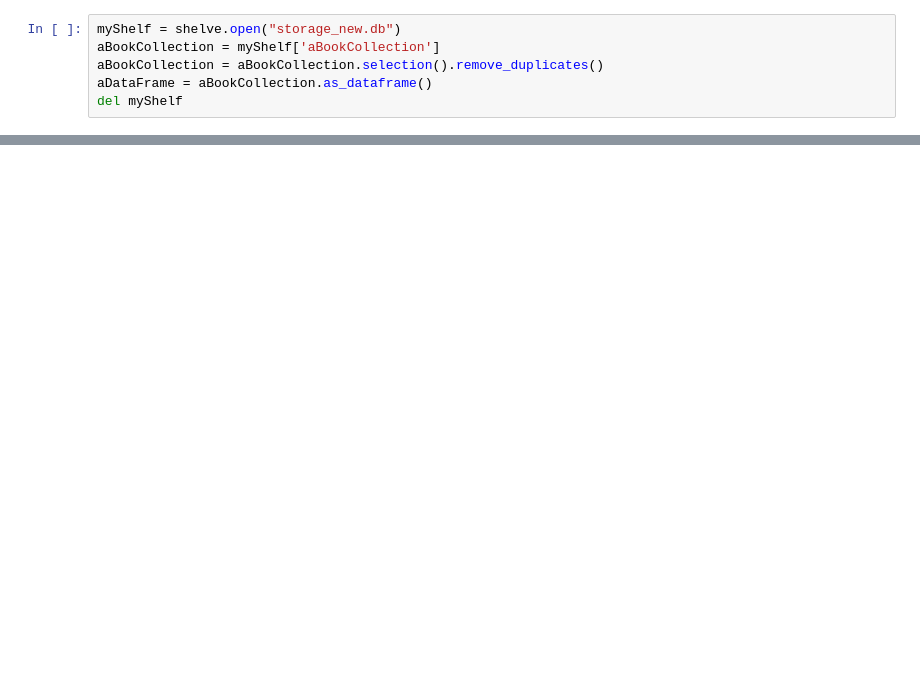
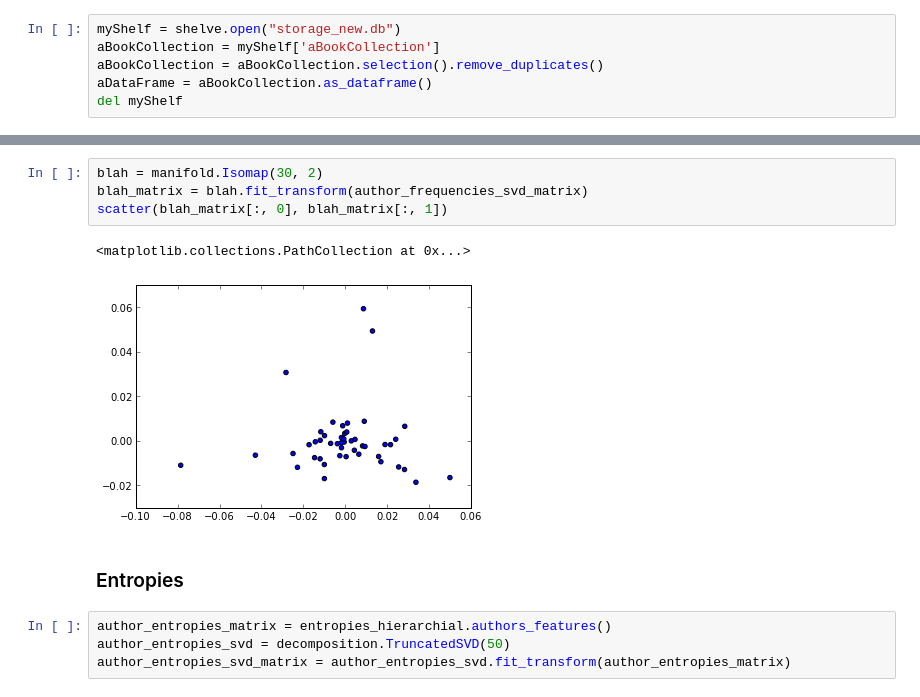
Before and after one commit to alepulver/tp-final-incc, a Jupyter notebook: notebooks/Classification Experiment (new).ipynb, the cells around one changed output, grey strips where cells are left out. Cells and saved outputs as stored; diff of their text form; blank space fills up the shorter version.

```diff
--- a/notebooks/Classification Experiment (new).ipynb
+++ b/notebooks/Classification Experiment (new).ipynb
@@ -33,0 +87,13 @@ tokenizer = bc.CollapsingFilteringTokenizer(bc.BasicTokenizer(), vocabulary.inde
+# %%
+blah = manifold.Isomap(30, 2)
+blah_matrix = blah.fit_transform(author_frequencies_svd_matrix)
+scatter(blah_matrix[:, 0], blah_matrix[:, 1])
+# %% [output]
+<matplotlib.collections.PathCollection at 0x...>
+[figure, added]
+# %% [markdown]
+### Entropies
+# %%
+author_entropies_matrix = entropies_hierarchial.authors_features()
+author_entropies_svd = decomposition.TruncatedSVD(50)
+author_entropies_svd_matrix = author_entropies_svd.fit_transform(author_entropies_matrix)
```
Also changed, not shown: parts of 44 cells of this notebook, 10 other files.
